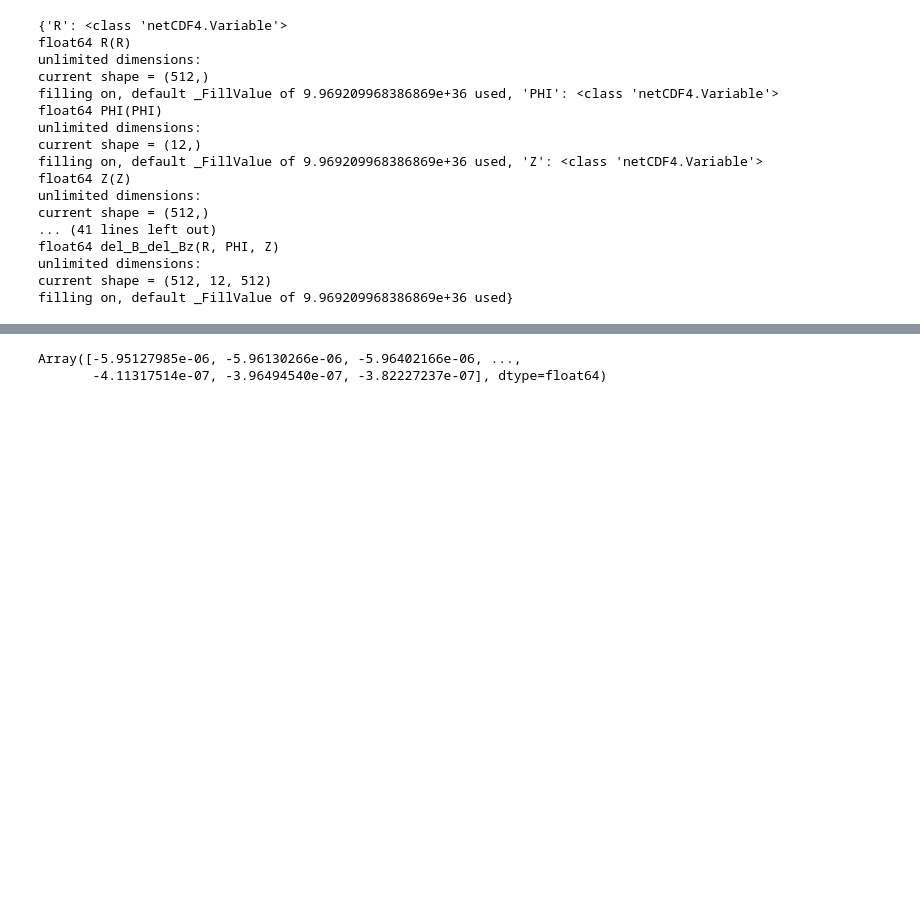
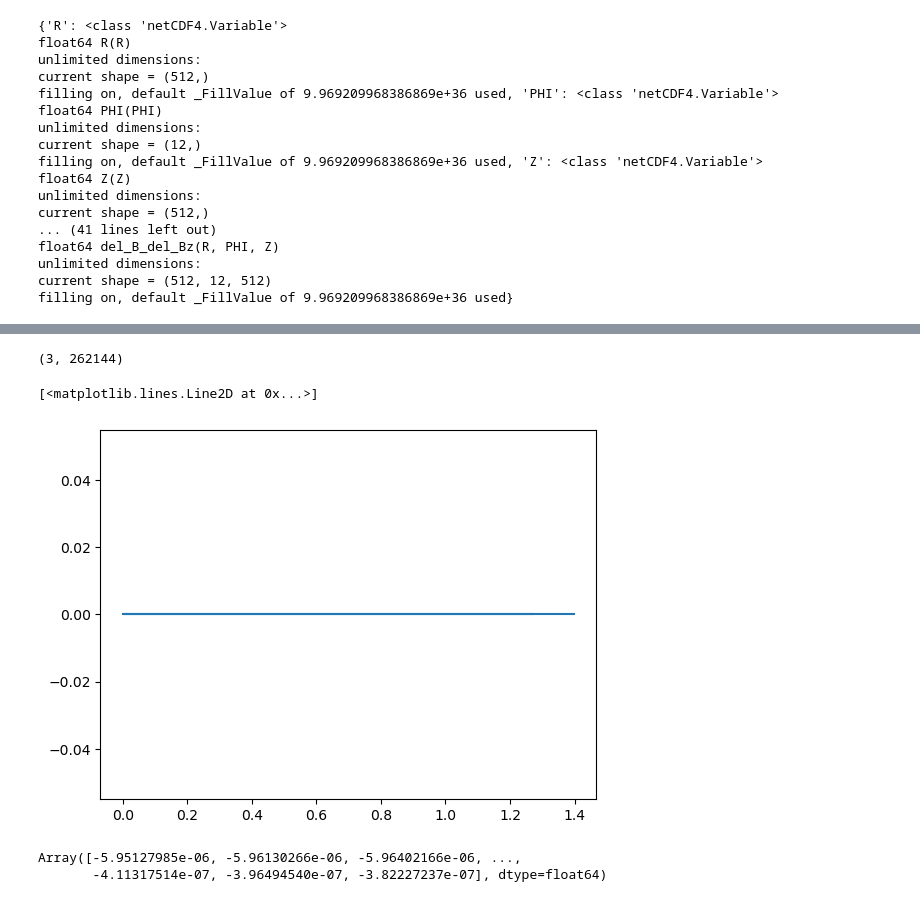
Before and after one commit to Maplenormandy/c1lgkt-jax, a Jupyter notebook: bin/rmp_analysis.ipynb, the cells around one changed output, grey strips where cells are left out. Cells and saved outputs as stored; diff of their text form; code cells hidden in the pictures; blank space fills up the shorter version.

```diff
--- a/bin/rmp_analysis.ipynb
+++ b/bin/rmp_analysis.ipynb
@@ -165,3 +172,14 @@ plt.tight_layout()
+# %%
+del_b.shape
+# %% [output]
+(3, 262144)
+# %%
+# %% Plot Er
+plt.figure()
+plt.plot(eq.interp_psi(rgrid.filled(), jnp.zeros_like(rgrid.filled())) / eq.psix, np.abs(rmp_data_fft['del_phi'][:,3,len(zgrid)//2]))
+# %% [output]
+[<matplotlib.lines.Line2D at 0x...>]
+[figure, added]
 # %%
 apar_flat
 # %% [output]
```
Also changed, not shown: parts of 6 cells of this notebook, 4 other files.
